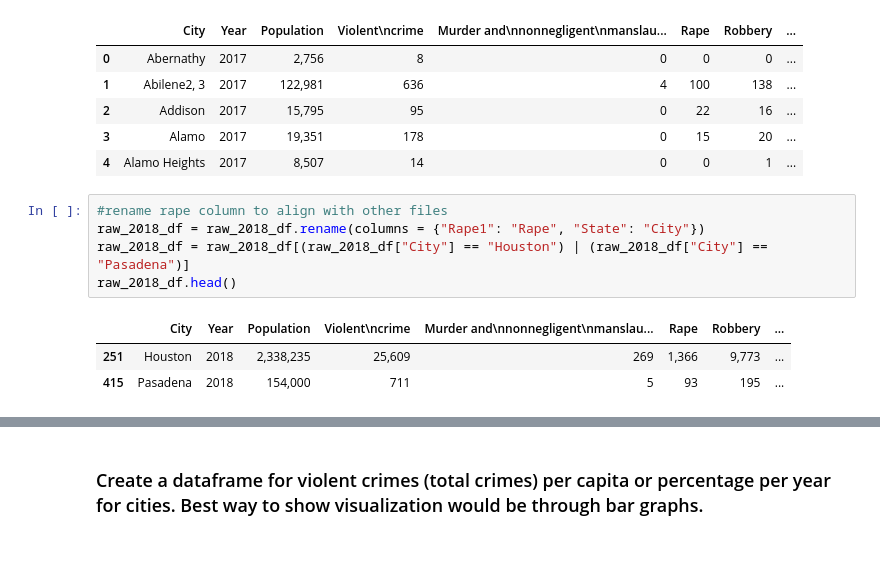
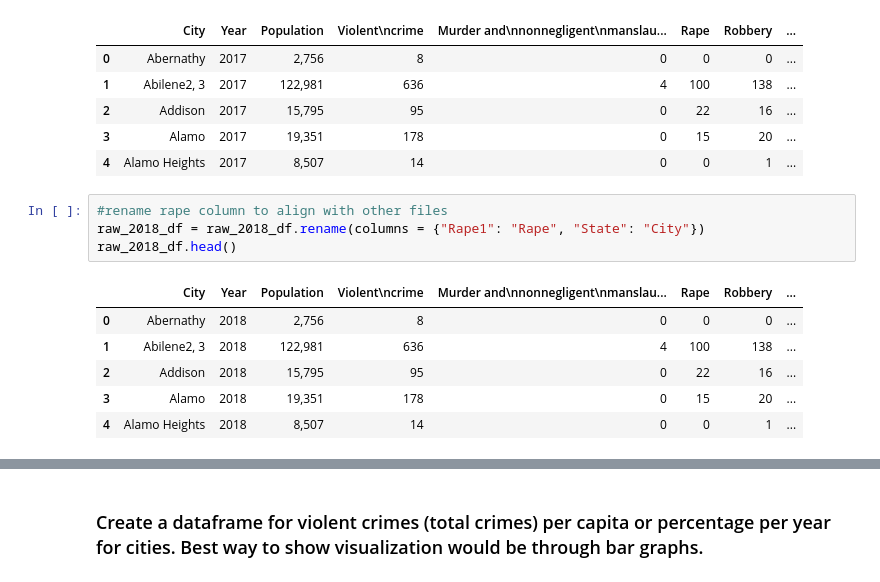
Before and after one commit to andresocorro/project_1, a Jupyter notebook: src_files/CrimeData.ipynb, the cells around one changed output, grey strips where cells are left out. Cells and saved outputs as stored; diff of their text form; blank space fills up the shorter version.

```diff
--- a/src_files/CrimeData.ipynb
+++ b/src_files/CrimeData.ipynb
@@ -94,12 +99,14 @@ raw_2017_df.head()
 # %%
 #rename rape column to align with other files
 raw_2018_df = raw_2018_df.rename(columns = {"Rape1": "Rape", "State": "City"})
-raw_2018_df = raw_2018_df[(raw_2018_df["City"] == "Houston") | (raw_2018_df["City"] == "Pasadena")]
 raw_2018_df.head()
 # %% [output]
 |  | City | Year | Population | Violent\ncrime | Murder and\nnonnegligent\nmanslau... | Rape | Robbery | ... |
-| 251 | Houston | 2018 | 2,338,235 | 25,609 | 269 | 1,366 | 9,773 | ... |
-| 415 | Pasadena | 2018 | 154,000 | 711 | 5 | 93 | 195 | ... |
+| 0 | Abernathy | 2018 | 2,756 | 8 | 0 | 0 | 0 | ... |
+| 1 | Abilene2, 3 | 2018 | 122,981 | 636 | 4 | 100 | 138 | ... |
+| 2 | Addison | 2018 | 15,795 | 95 | 0 | 22 | 16 | ... |
+| 3 | Alamo | 2018 | 19,351 | 178 | 0 | 15 | 20 | ... |
+| 4 | Alamo Heights | 2018 | 8,507 | 14 | 0 | 0 | 1 | ... |
 # %%
 crime_df = raw_2012_df.append([raw_2013_df, raw_2014_df, raw_2015_df, raw_2016_df, raw_2017_df, raw_2018_df])
 crime_df = crime_df[(crime_df["City"] == "Houston") | (crime_df["City"] == "Pasadena") |(crime_df["City"] == "League City") | (crime_df["City"] == "Sugar Land") | (crime_df["City"] == "Conroe") | (crime_df["City"] == "Baytown") | (crime_df["City"] == "Missouri City") | (crime_df["City"] == "Galveston") | (crime_df["City"] == "Texas City") | (crime_df["City"] == "Friendswood")]
```
Also changed, not shown: parts of 3 cells of this notebook.
